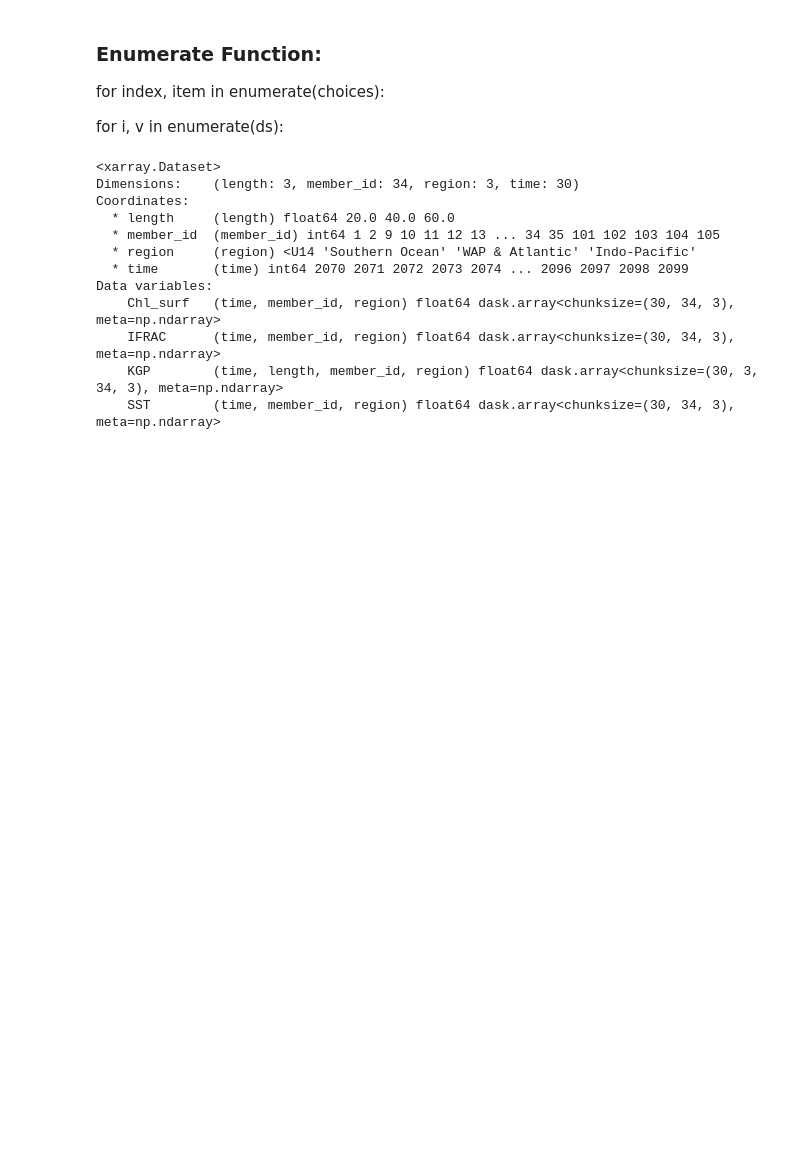
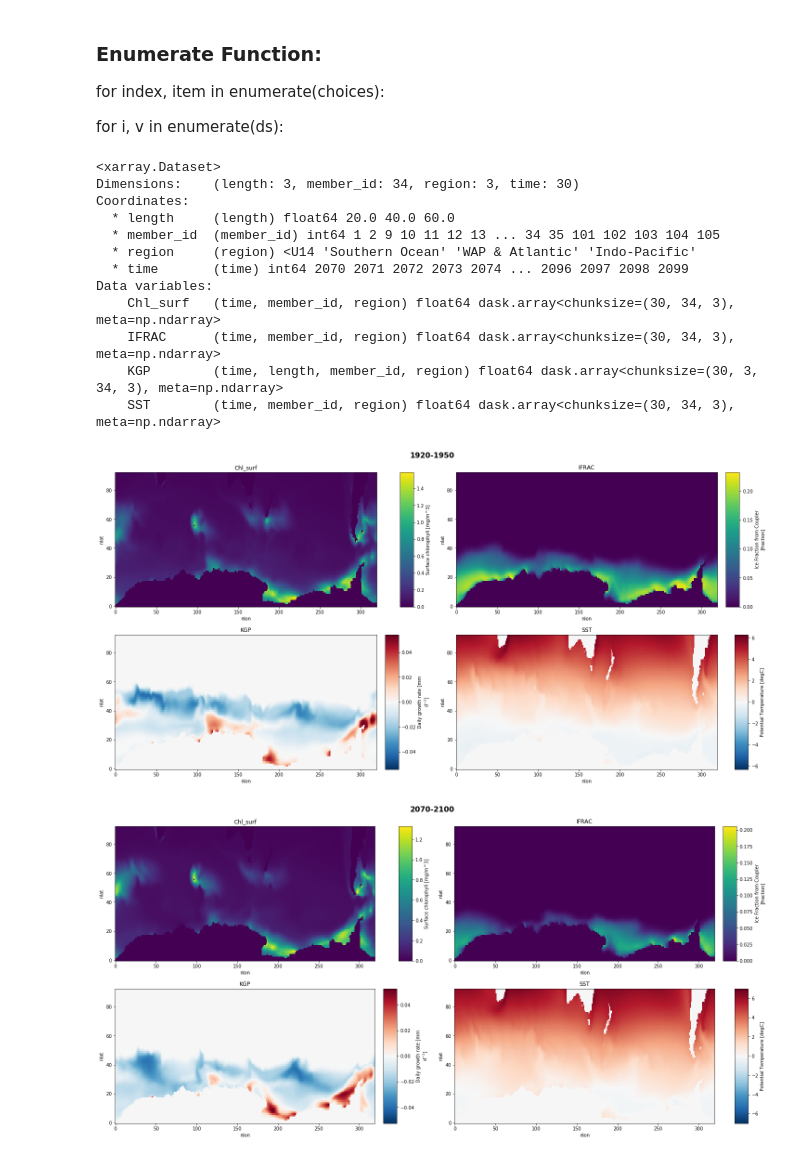
Before and after one commit to Zephyr-Sylvester/krill-cesm-le, a Jupyter notebook: notebooks/LE-Viz.ipynb, the cells around one changed output. Saved outputs shown, nothing was run; the diff lists cells and outputs as text; code cells hidden in the pictures; blank space fills up the shorter version.

```diff
--- a/notebooks/LE-Viz.ipynb
+++ b/notebooks/LE-Viz.ipynb
@@ -126,6 +131,30 @@ Data variables:
 for index, item in enumerate(choices):
 
 for i, v in enumerate(ds):
+# %%
+for plot_region in masked_area.region.values:
+
+    nvar = len(ds_djf_regional.data_vars)
+    ncol = int(np.sqrt(nvar))
+    nrow = int(nvar/ncol) + min(1, nvar%ncol)
+
+    fig, ax = plt.subplots(nrow, ncol, figsize=(4*ncol, 3*nrow),
+                           constrained_layout=True)
+
+    for i, v in enumerate(ds_djf_regional.data_vars):
+        plt.axes(ax.ravel()[i])
+
+        var = ds_djf_regional[v].sel(region=plot_region)
+        if 'length' in var.dims:
+            var = var.sel(length=40.)
+        for m_id in ds_djf_regional.member_id:
+            var_i = var.sel(member_id=m_id)
+            var_i.plot(linewidth=0.5)
+
+        with xr.set_options(keep_attrs=True):
+            var.mean('member_id').plot(color='k', linewidth=1)
+        plt.title(v)
+    plt.suptitle(plot_region, fontsize=16, fontweight='bold')
 # %%
 ds_djf_regional.isel(time=slice(149, 179))
 # %% [output]
@@ -141,3 +170,27 @@ Data variables:
     IFRAC      (time, member_id, region) float64 dask.array<chunksize=(30, 34, 3), meta=np.ndarray>
     KGP        (time, length, member_id, region) float64 dask.array<chunksize=(30, 3, 34, 3), meta=np.ndarray>
     SST        (time, member_id, region) float64 dask.array<chunksize=(30, 34, 3), meta=np.ndarray>
+# %%
+for epoch in ds_djf_epoch.epoch.values:
+
+    nvar = len(ds_djf_epoch.data_vars)
+    ncol = int(np.sqrt(nvar))
+    nrow = int(nvar/ncol) + min(1, nvar%ncol)
+
+    fig, ax = plt.subplots(nrow, ncol, figsize=(20, 10),
+                           constrained_layout=True)
+
+    for i, v in enumerate(ds_djf_epoch.data_vars):
+        plt.axes(ax.ravel()[i])
+
+        with xr.set_options(keep_attrs=True):
+            var = ds_djf_epoch[v].sel(epoch=epoch).mean('member_id')
+        if 'length' in var.dims:
+            var = var.sel(length=40.)
+        var.plot()
+        plt.
+        plt.title(v);
+    plt.suptitle(epoch, fontsize=16, fontweight='bold');
+# %% [output]
+[figure, added]
+[figure, added]
```
Also changed, not shown: parts of 4 cells of this notebook.
